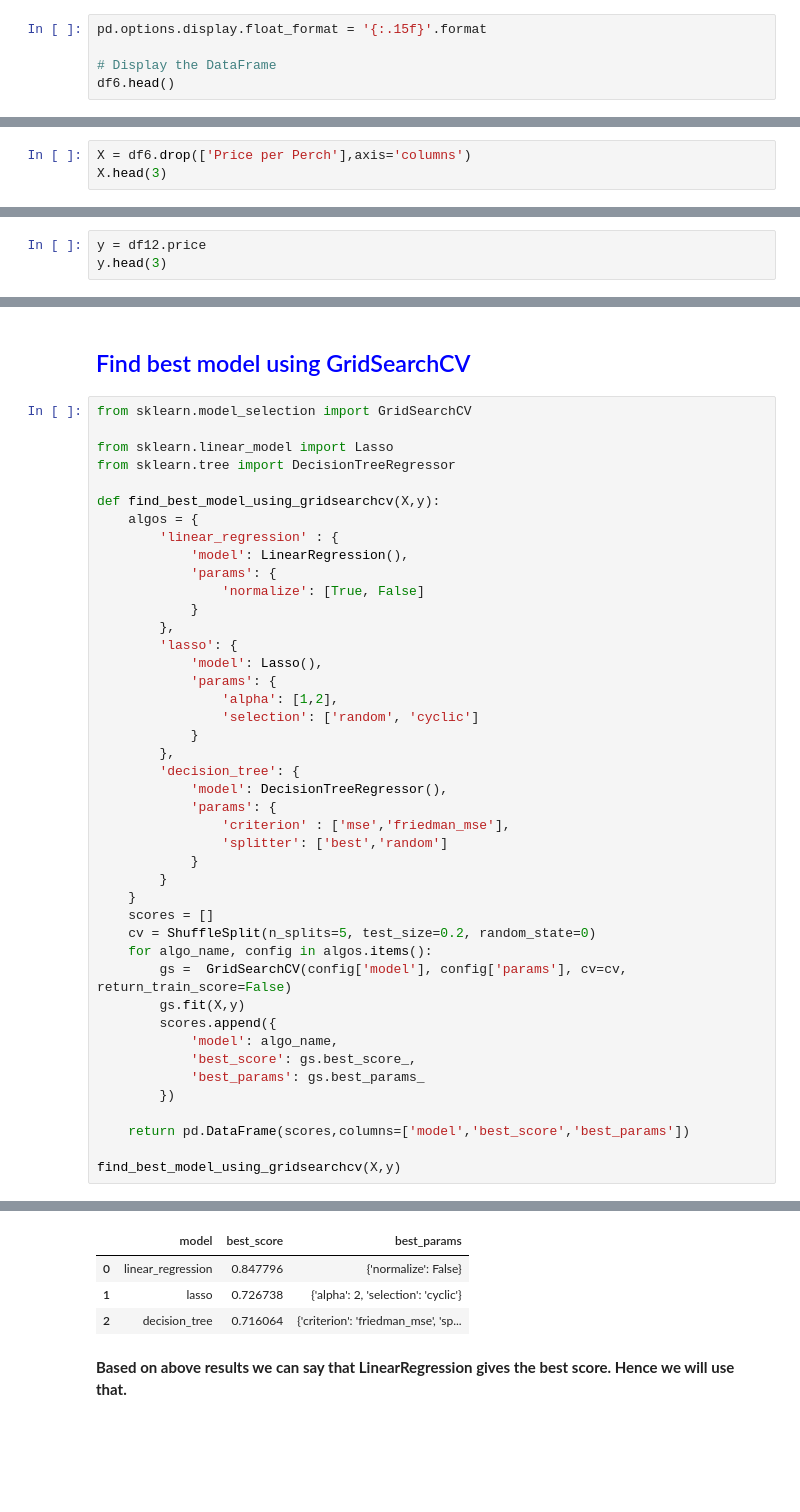
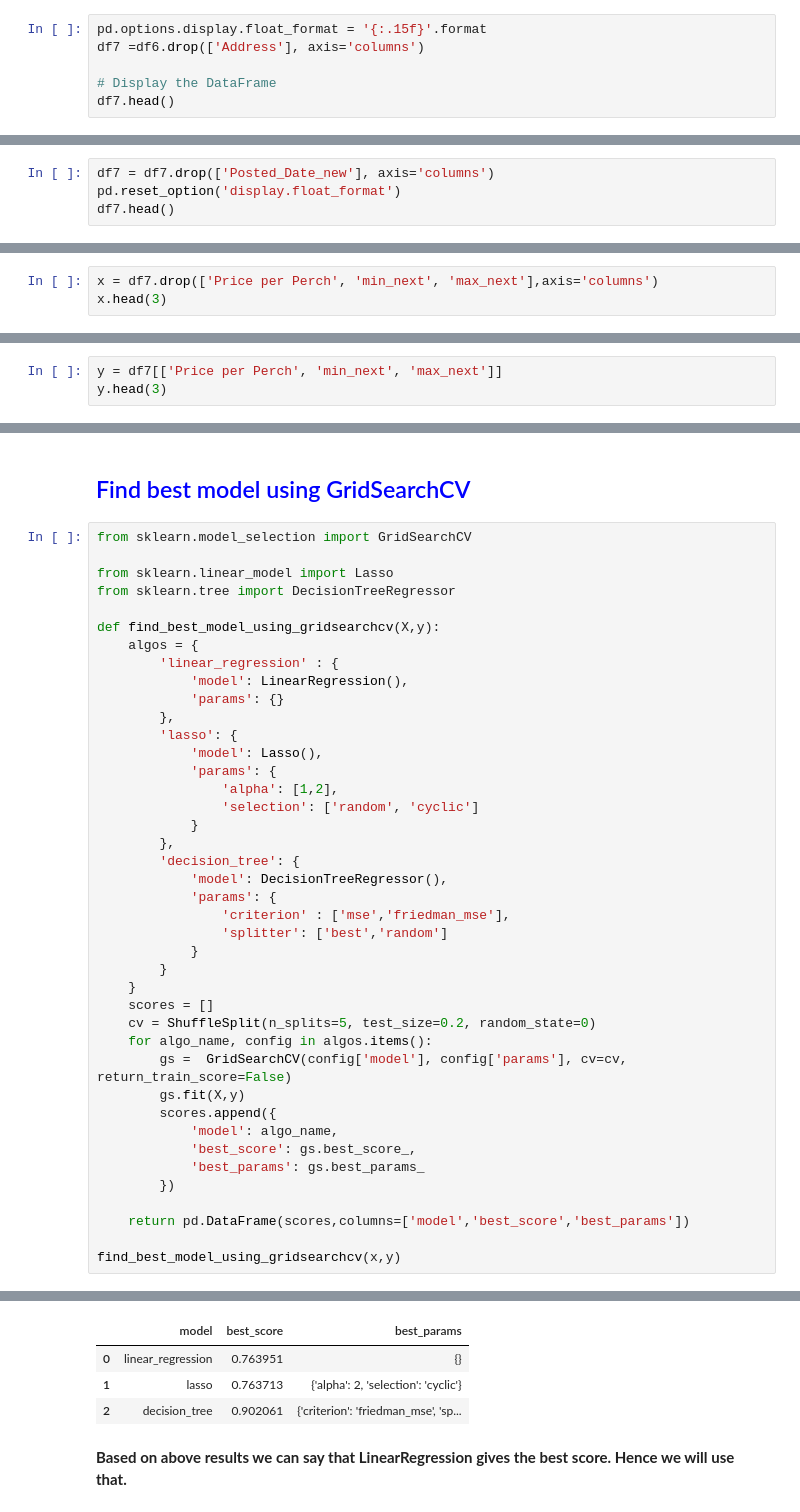
Before and after one commit to movindugunarathna/LandPulse-ML, a Jupyter notebook: Proprocessing/Preprocess.ipynb, the cells around one changed output, grey strips where cells are left out. Drawn from its saved outputs; the diff is of its cells as text; blank space fills up the shorter version.

Commit message:
find out decision_tree is the best model

```diff
--- a/Proprocessing/Preprocess.ipynb
+++ b/Proprocessing/Preprocess.ipynb
@@ -483,7 +603,8 @@ plot_scatter_chart(df6,"makandana")
 [figure]
 # %%
 pd.options.display.float_format = '{:.15f}'.format
+df7 =df6.drop(['Address'], axis='columns')
 
 # Display the DataFrame
-df6.head()
+df7.head()
 # %% [output]
@@ -496,0 +618,4 @@ df6.head()
+# %%
+df7 = df7.drop(['Posted_Date_new'], axis='columns')
+pd.reset_option('display.float_format')
+df7.head()
@@ -503,4 +647,4 @@ df6.shape
 # %%
-X = df6.drop(['Price per Perch'],axis='columns')
-X.head(3)
+x = df7.drop(['Price per Perch', 'min_next', 'max_next'],axis='columns')
+x.head(3)
 # %% [output]
@@ -516,4 +660,4 @@ X.shape
 # %%
-y = df12.price
+y = df7[['Price per Perch', 'min_next', 'max_next']]
 y.head(3)
 # %% [output]
@@ -560,9 +713,7 @@ def find_best_model_using_gridsearchcv(X,y):
     algos = {
         'linear_regression' : {
             'model': LinearRegression(),
-            'params': {
-                'normalize': [True, False]
-            }
+            'params': {}
         },
         'lasso': {
             'model': Lasso(),
@@ -592,5 +743,5 @@ def find_best_model_using_gridsearchcv(X,y):
 
     return pd.DataFrame(scores,columns=['model','best_score','best_params'])
 
-find_best_model_using_gridsearchcv(X,y)
+find_best_model_using_gridsearchcv(x,y)
 # %% [output]
@@ -597,7 +767,7 @@ find_best_model_using_gridsearchcv(X,y)
 |  | model | best_score | best_params |
-| 0 | linear_regression | 0.847796 | {'normalize': False} |
-| 1 | lasso | 0.726738 | {'alpha': 2, 'selection': 'cyclic'} |
-| 2 | decision_tree | 0.716064 | {'criterion': 'friedman_mse', 'sp... |
+| 0 | linear_regression | 0.763951 | {} |
+| 1 | lasso | 0.763713 | {'alpha': 2, 'selection': 'cyclic'} |
+| 2 | decision_tree | 0.902061 | {'criterion': 'friedman_mse', 'sp... |
 # %% [markdown]
 **Based on above results we can say that LinearRegression gives the best score. Hence we will use that.**
 # %% [markdown]
```
Also changed, not shown: parts of 47 cells of this notebook, 1 other file.
